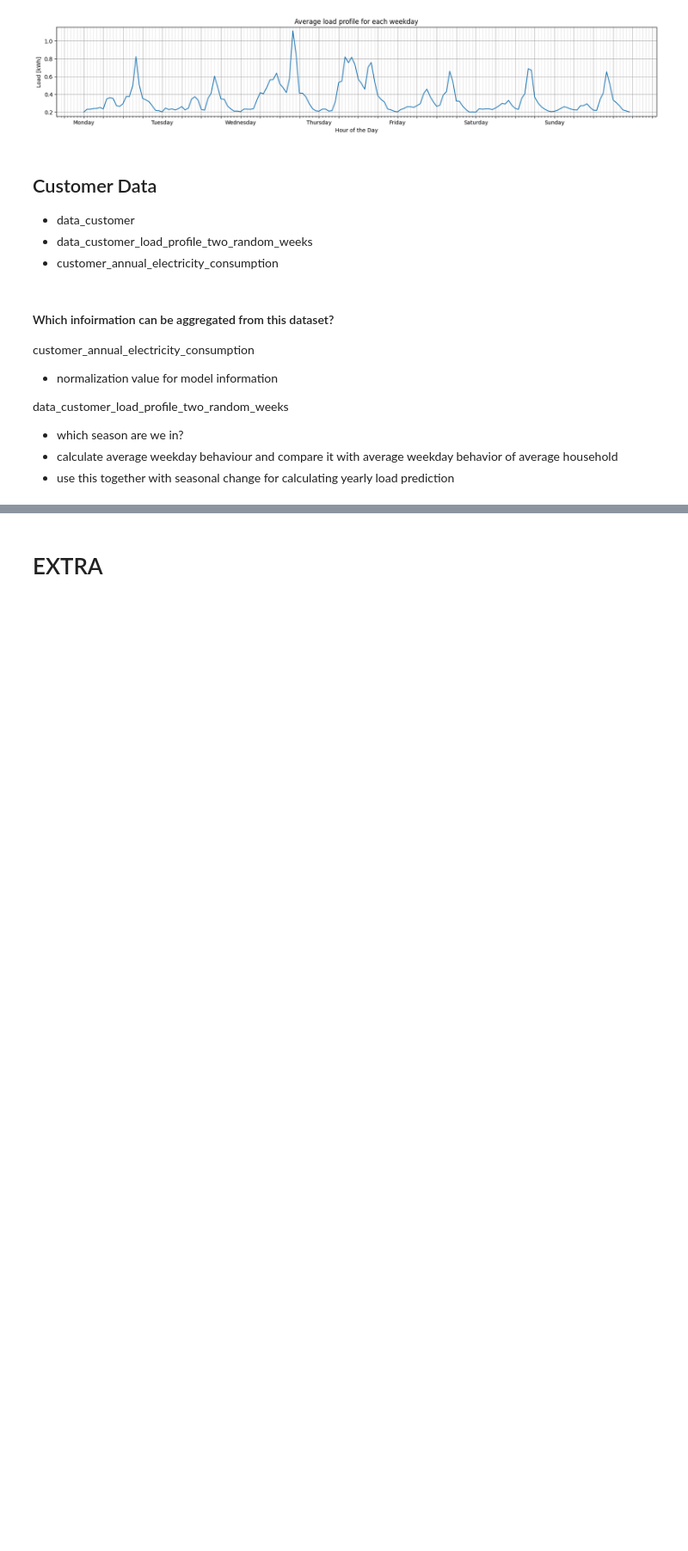
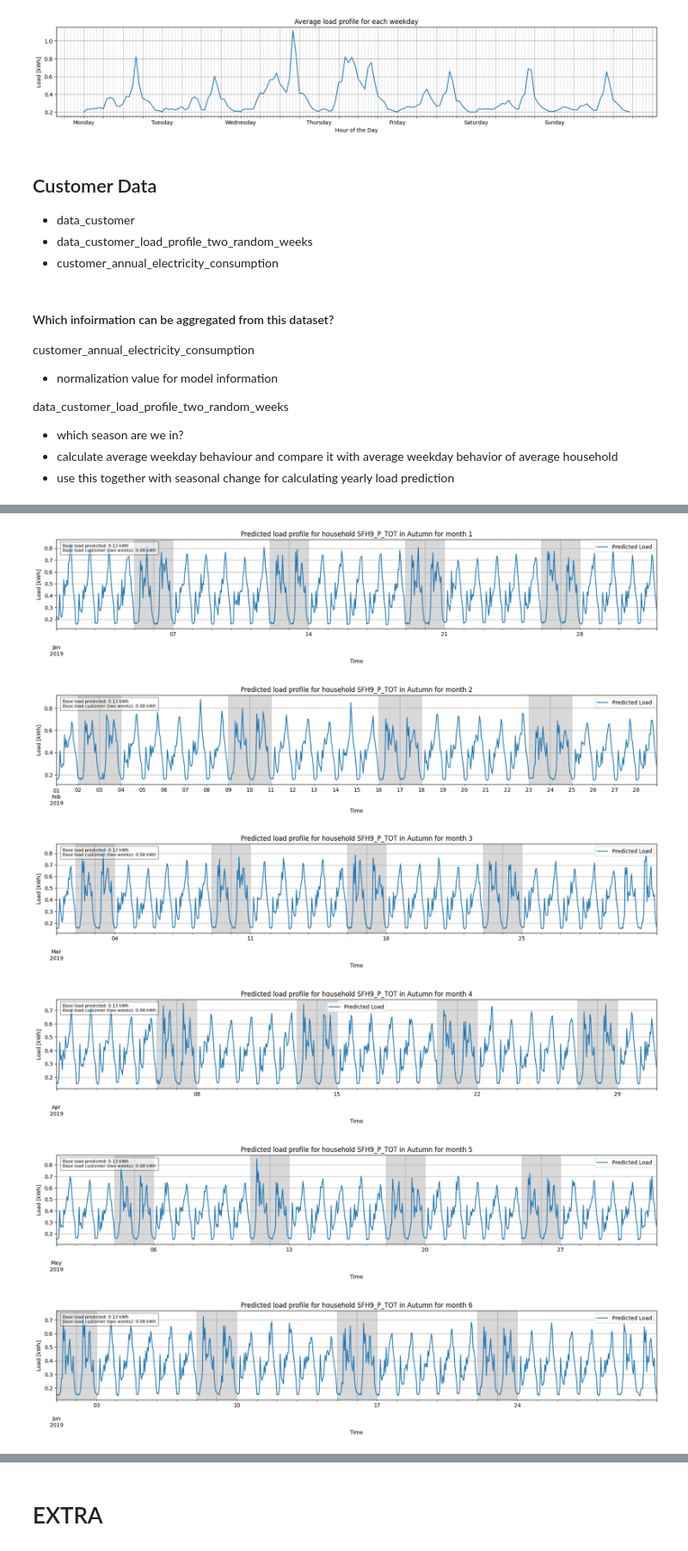
Before and after one commit to reschol/wattWise, a Jupyter notebook: load_profile_prediciton.ipynb, the cells around one changed output, grey strips where cells are left out. Shown at 86% size. Drawn from its saved outputs; the diff is of its cells as text; code cells hidden in the pictures; blank space fills up the shorter version.

```diff
--- a/load_profile_prediciton.ipynb
+++ b/load_profile_prediciton.ipynb
@@ -418,0 +519,22 @@ customer_household_data['Weekday'] = customer_household_data['Weekday'].apply(la
+# %%
+# Merge with average household load profile and predict the load using weighted averages
+customer_household_data_prediction = expanded_data.merge(average_hh_load_profile, left_index=True, right_index=True, how='left')
+
+weight_offseason_customer = 0.5
+weight_offseason_averageHH = 0.5
+
+weight_customer = 0.7
+weight_averageHH = 0.3
+
+# Predict the load based on the weighted average of the customer's data and the average household data. Depends also on the seasonality of the dataset
+customer_household_data_prediction['Load_prediction'] = 0
+customer_household_data_prediction['Load_prediction'] = customer_household_data_prediction.apply(
+    lambda row: (weight_customer * row['Load_basedOnCustomer'] + weight_averageHH * row['mean'])
+    if row['Season'] == season_customer_data
+    else (weight_offseason_customer * row['Load_basedOnCustomer'] + weight_offseason_averageHH * row['mean']),
+    axis=1
+)
+customer_household_data_prediction.drop(columns=['Weekday_x', 'Hour_x','std_dev', 'Weekday_y', 'Hour_y'], inplace=True)
+
+print("---Customer Household Data Prediction---")
+print(customer_household_data_prediction)
@@ -418,0 +559,26 @@ customer_household_data['Weekday'] = customer_household_data['Weekday'].apply(la
+# %%
+# Plot the predicted load profile for the customer household separately for each month
+for month in range(1, 13):
+    fig, ax = plt.subplots(figsize=(20, 3))
+    monthly_data = customer_household_data_prediction[customer_household_data_prediction.index.strftime('%Y-%m') == f'2019-{month:02}']
+    monthly_data['Load_prediction'].plot(ax=ax, label='Predicted Load')
+    plt.title(f'Predicted load profile for household {random_household} in {season_customer_data} for month {month}')
+    plt.xlabel('Time')
+    plt.ylabel('Load [kWh]')
+    # Display base load information in the top left corner of the plot
+    plt.text(0.01, 0.95, f'Base load predicted: {customer_household_data_prediction["Load_prediction"].min():.2f} kWh\nBase load customer (two weeks): {base_load_customer:.2f} kWh',
+             horizontalalignment='left', verticalalignment='top', transform=ax.transAxes, fontsize=8, bbox=dict(facecolor='white', alpha=0.5))
+    #weekends in grey
+    for day in pd.date_range(start=f'2019-{month:02}-01', end=f'2019-{month:02}-28'):
+        if day.weekday() >= 5:  # 5 and 6 correspond to Saturday and Sunday
+            ax.axvspan(day, day + pd.Timedelta(days=1), color='grey', alpha=0.3)
+    plt.grid(True)
+    plt.legend()
+    plt.show()
+# %% [output]
+[figure, added]
+[figure, added]
+[figure, added]
+[figure, added]
+[figure, added]
+[figure, added]
```
Also changed, not shown: parts of 14 cells of this notebook.
